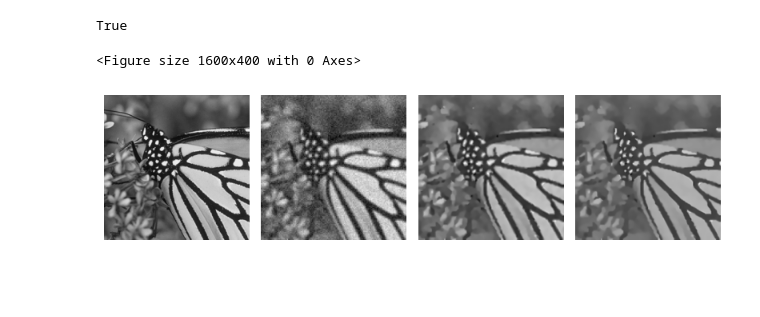
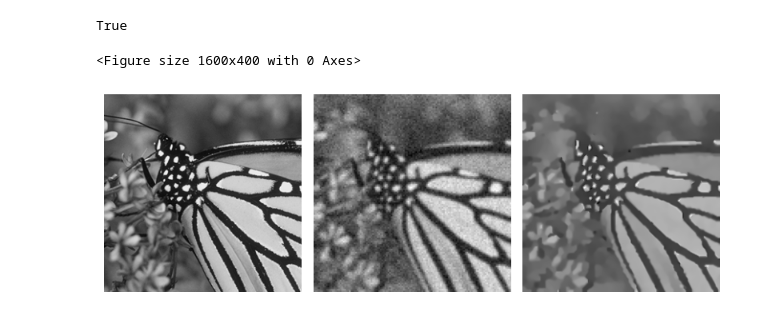
Before and after one commit to arghyasinha/PnP-FISTA, a Jupyter notebook: superresolution_demo.ipynb, the cells around one changed output. Cells and saved outputs as stored; diff of their text form; code cells hidden in the pictures; blank space fills up the shorter version.

```diff
--- a/superresolution_demo.ipynb
+++ b/superresolution_demo.ipynb
@@ -225,33 +225,29 @@ True
 # %%
 
 
 plt.figure(figsize=(16,4))  # Width, Height in inches
 
-fig, axes = plt.subplots(1,4,figsize = (8,8))
+fig, axes = plt.subplots(1,3,figsize = (8,8))
 
 # Plot original image
 axes[0].imshow(image, cmap='gray')
 # axes[0].set_title('Original Image')
 axes[0].axis('off')  # Hide axis
 
 # Plot input image
 axes[1].imshow(input_image, cmap='gray')
 # axes[1].set_title('Input Image')
 axes[1].axis('off')  # Hide axis
 
-# Plot guide image
-axes[2].imshow(guide_image, cmap='gray')
-# axes[2].set_title('Guide Image')
-axes[2].axis('off')  # Hide axis
 
 # Plot reconstructed image
-axes[3].imshow(reconstruction, cmap='gray')
+axes[2].imshow(reconstruction, cmap='gray')
 # axes[3].set_title('Reconstructed Image')
-axes[3].axis('off')  # Hide axis
+axes[2].axis('off')  # Hide axis
 
 # Show the plot
 plt.tight_layout()
 plt.show()
 # %% [output]
 <Figure size 1600x400 with 0 Axes>
-[figure, old version]
+[figure, new version]
```
Also changed, not shown: 1 other file.
